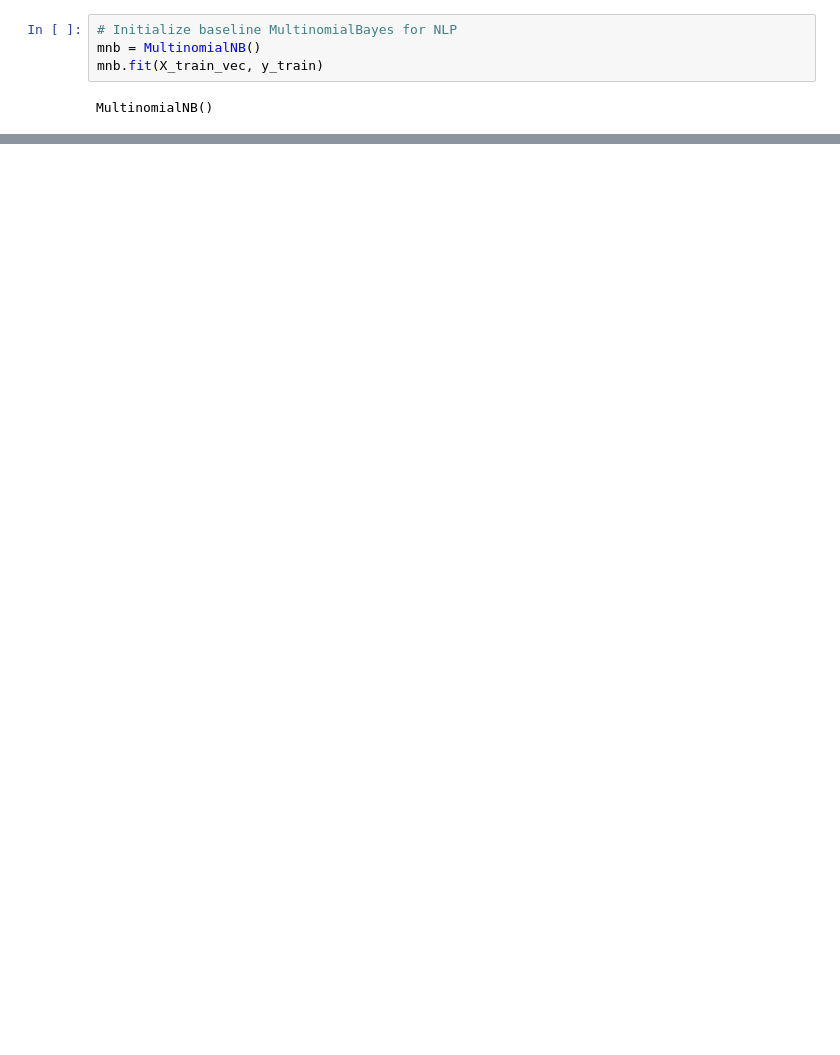
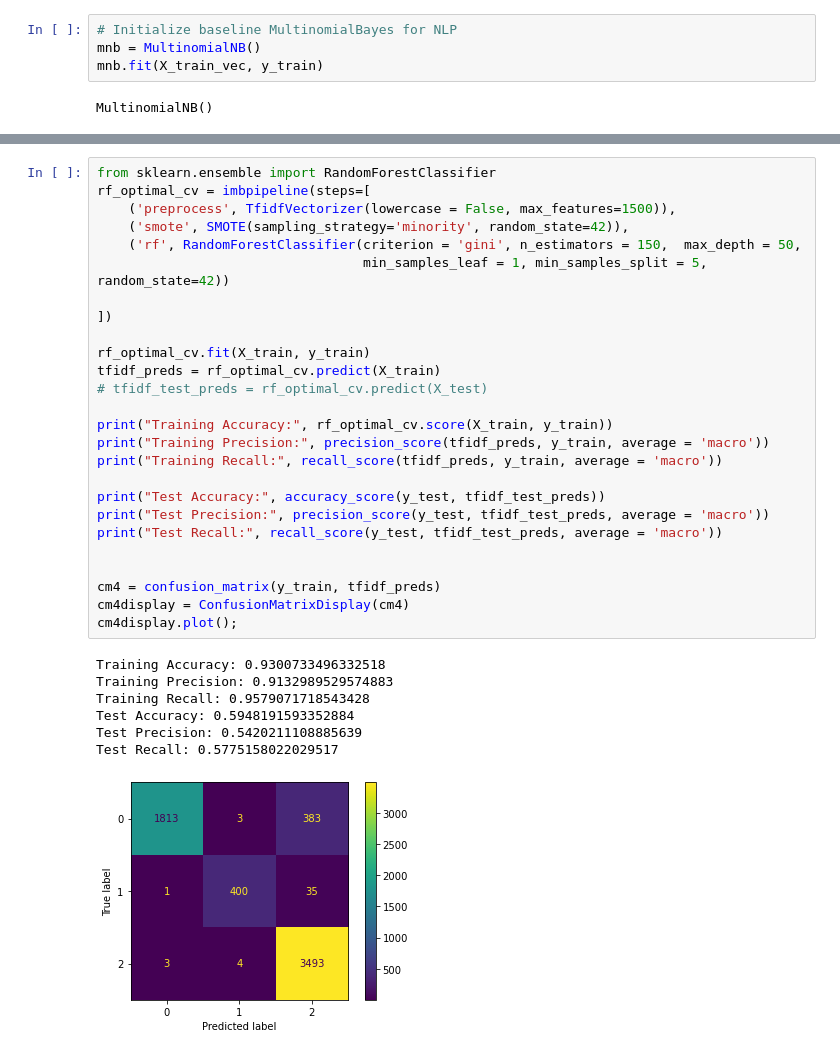
Before and after one commit to cjunhyuk/Apple-Google-Sentiment-Analysis, a Jupyter notebook: Peter's Working Notebook.ipynb, the cells around one changed output, grey strips where cells are left out. Drawn from its saved outputs; the diff is of its cells as text; blank space fills up the shorter version.

```diff
--- a/Peter's Working Notebook.ipynb
+++ b/Peter's Working Notebook.ipynb
@@ -331,0 +352,34 @@ Test Recall: 0.31569658567434544
+# %%
+from sklearn.ensemble import RandomForestClassifier
+rf_optimal_cv = imbpipeline(steps=[
+    ('preprocess', TfidfVectorizer(lowercase = False, max_features=1500)),
+    ('smote', SMOTE(sampling_strategy='minority', random_state=42)),
+    ('rf', RandomForestClassifier(criterion = 'gini', n_estimators = 150,  max_depth = 50,
+                                  min_samples_leaf = 1, min_samples_split = 5, random_state=42))
+
+])
+
+rf_optimal_cv.fit(X_train, y_train)
+tfidf_preds = rf_optimal_cv.predict(X_train)
+# tfidf_test_preds = rf_optimal_cv.predict(X_test)
+
+print("Training Accuracy:", rf_optimal_cv.score(X_train, y_train))
+print("Training Precision:", precision_score(tfidf_preds, y_train, average = 'macro'))
+print("Training Recall:", recall_score(tfidf_preds, y_train, average = 'macro'))
+
+print("Test Accuracy:", accuracy_score(y_test, tfidf_test_preds))
+print("Test Precision:", precision_score(y_test, tfidf_test_preds, average = 'macro'))
+print("Test Recall:", recall_score(y_test, tfidf_test_preds, average = 'macro'))
+
+
+cm4 = confusion_matrix(y_train, tfidf_preds)
+cm4display = ConfusionMatrixDisplay(cm4)
+cm4display.plot();
+# %% [output]
+Training Accuracy: 0.9300733496332518
+Training Precision: 0.9132989529574883
+Training Recall: 0.9579071718543428
+Test Accuracy: 0.5948191593352884
+Test Precision: 0.5420211108885639
+Test Recall: 0.5775158022029517
+[figure, added]
```
Also changed, not shown: parts of 13 cells of this notebook.
